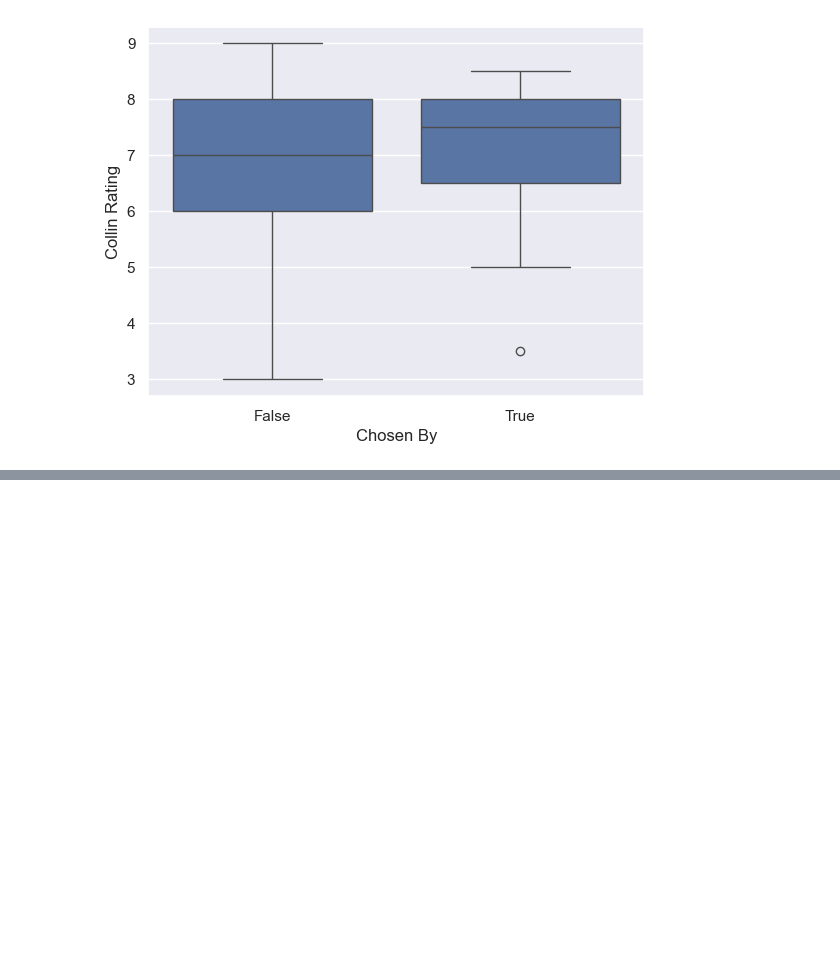
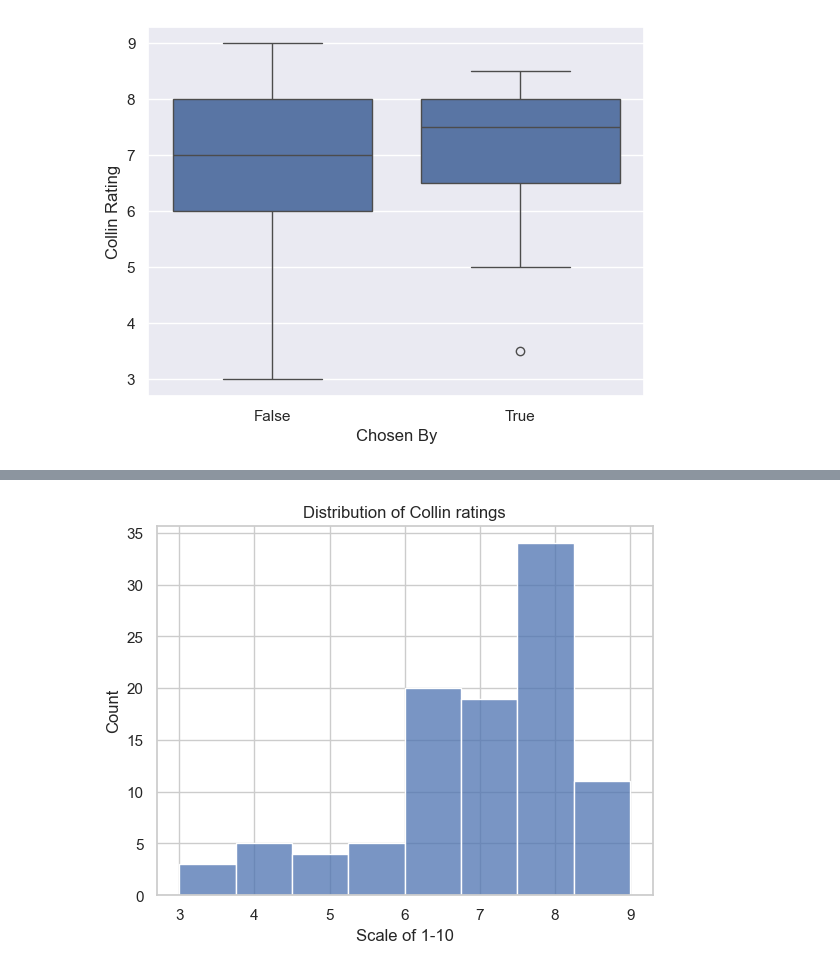
Before and after one commit to deleval001/movie_project, a Jupyter notebook: notebook.ipynb, the cells around one changed output, grey strips where cells are left out. Cells and saved outputs as stored; diff of their text form; code cells hidden in the pictures; blank space fills up the shorter version.

```diff
--- a/notebook.ipynb
+++ b/notebook.ipynb
@@ -197,0 +265,10 @@ sns.boxplot( x = movie_list_real["Chosen By"]=='Collin', y=c_rating)
+# %%
+# Collin rating histogram
+sns.histplot(data=movie_list_real, x=c_rating)
+plt.title('Distribution of Collin ratings')
+plt.xlabel('Scale of 1-10')
+plt.ylabel('Count')
+plt.grid(True)
+plt.show()
+# %% [output]
+[figure, added]
```
Also changed, not shown: parts of 11 cells of this notebook.
